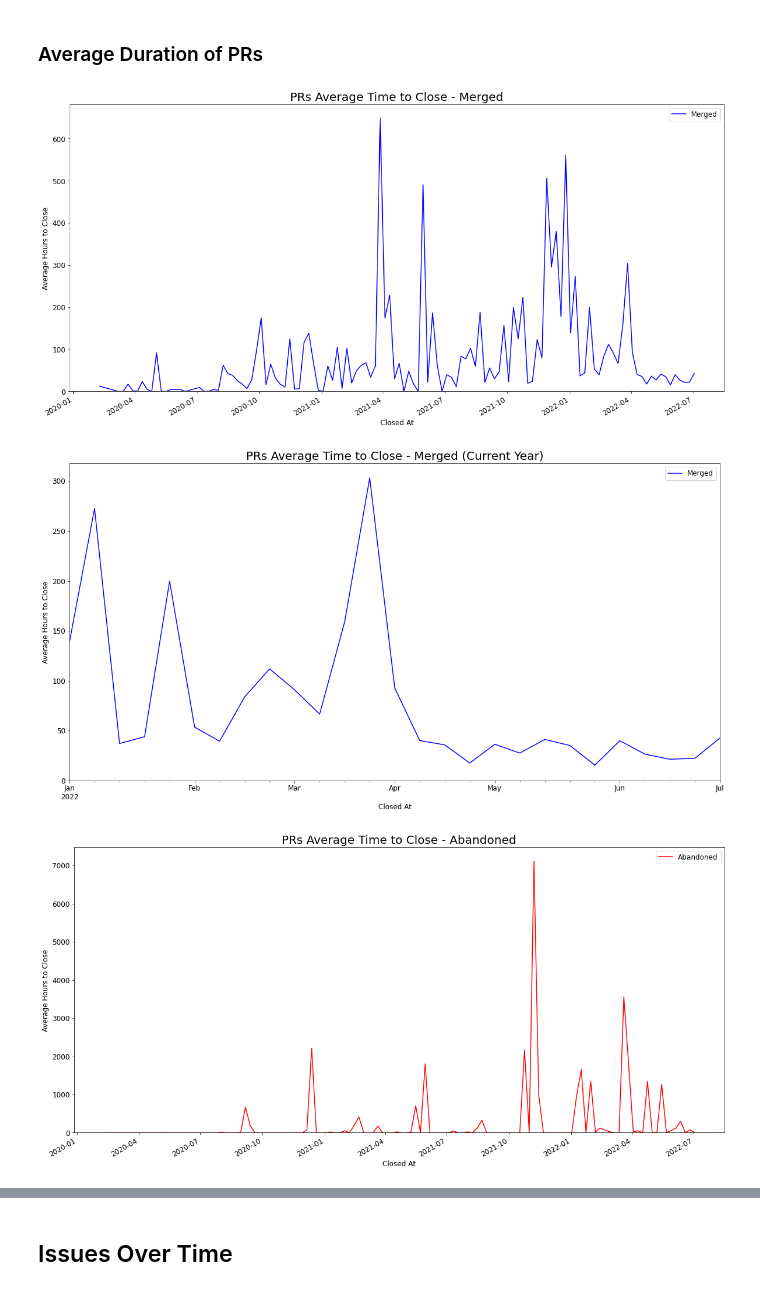
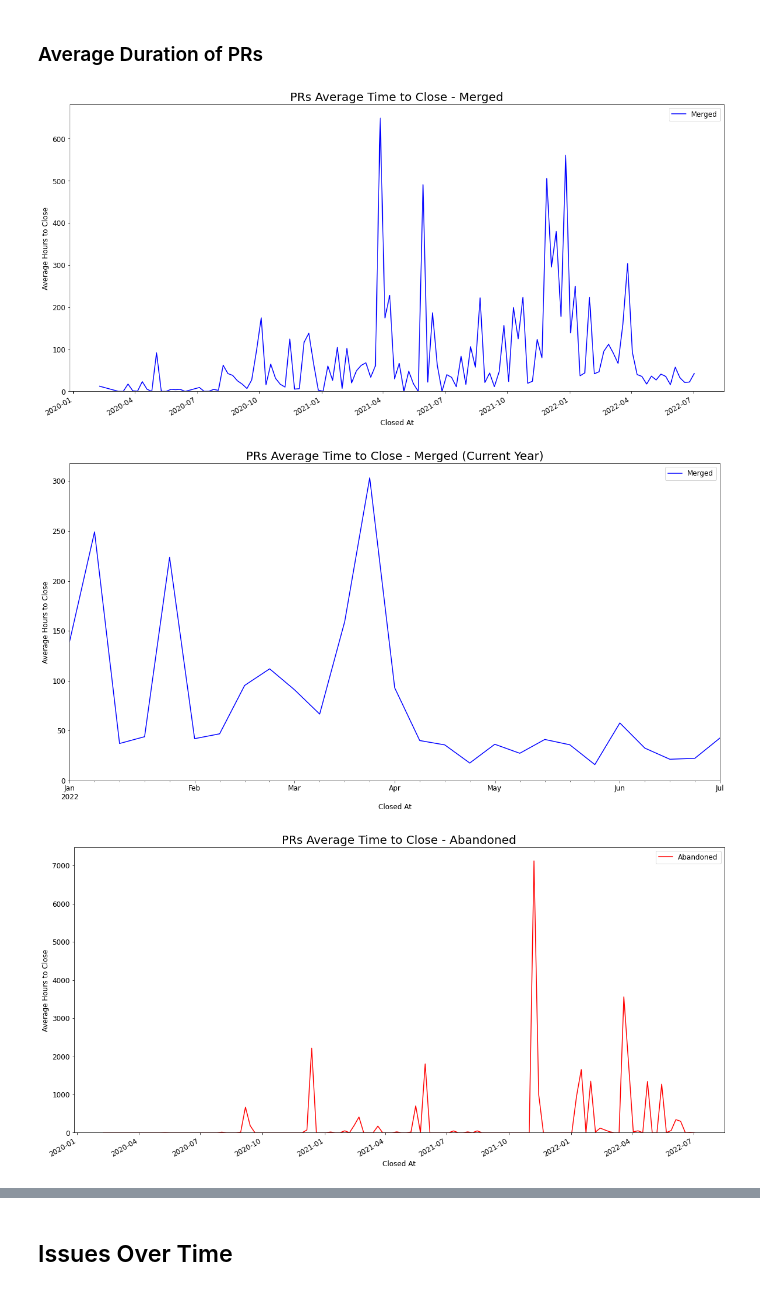
Before and after one commit to thebrianbug/dev-flow-dashboard, a Jupyter notebook: Flow_Dashboard.ipynb, the cells around one changed output, grey strips where cells are left out. Drawn from its saved outputs; the diff is of its cells as text; code cells hidden in the pictures.

Commit message:
Filtered out non core team

```diff
--- a/Flow_Dashboard.ipynb
+++ b/Flow_Dashboard.ipynb
@@ -151,31 +151,34 @@ plot_line(weekly_prs_pivot_year, 'PRs Closed Over Time - Current Year', 'Closed
 # %%
 prs['hoursToClose'] = (prs['closedAt'] - prs['createdAt']) / \
     np.timedelta64(1, 'h')
+
+# Remove non-core team data
+prs = prs[~prs['author'].isin(['NirajBhattarai', 'mikiasyonas'])]
 
 weekly_prs = prs.set_index('closedAt').groupby(
     [pd.Grouper(freq='W', label='left'), pd.Grouper('state')])['hoursToClose'].mean().reset_index(name='avgHoursToClose')
 
 weekly_prs_pivot = weekly_prs.pivot('closedAt', 'state', 'avgHoursToClose')
 weekly_prs_pivot = weekly_prs_pivot.fillna(0)
 
 plot_line(weekly_prs_pivot, 'PRs Average Time to Close - Merged', 'Closed At', 'Average Hours to Close', [
           {'col': 'MERGED', 'color': 'blue', 'label': 'Merged'}])
 
 # Filter to current year
 weekly_prs_year = weekly_prs[weekly_prs['closedAt'].dt.year == date.today(
 ).year]
 weekly_prs_pivot_year = pivot_with_zeros(
     weekly_prs_year, 'closedAt', 'state', 'avgHoursToClose')
 
 plot_line(weekly_prs_pivot_year, 'PRs Average Time to Close - Merged (Current Year)', 'Closed At', 'Average Hours to Close', [
           {'col': 'MERGED', 'color': 'blue', 'label': 'Merged'}])
 
 plot_line(weekly_prs_pivot, 'PRs Average Time to Close - Abandoned', 'Closed At', 'Average Hours to Close', [
           {'col': 'CLOSED', 'color': 'red', 'label': 'Abandoned'}])
 
 plot_line(weekly_prs_pivot_year, 'PRs Average Time to Close - Abandoned (Current Year)', 'Closed At', 'Average Hours to Close', [
           {'col': 'CLOSED', 'color': 'red', 'label': 'Abandoned'}])
 # %% [output]
-[figure, old version]
+[figure, new version]
-[figure, old version]
+[figure, new version]
-[figure, old version]
+[figure, new version]
```
Also changed, not shown: parts of 1 cell of this notebook.
